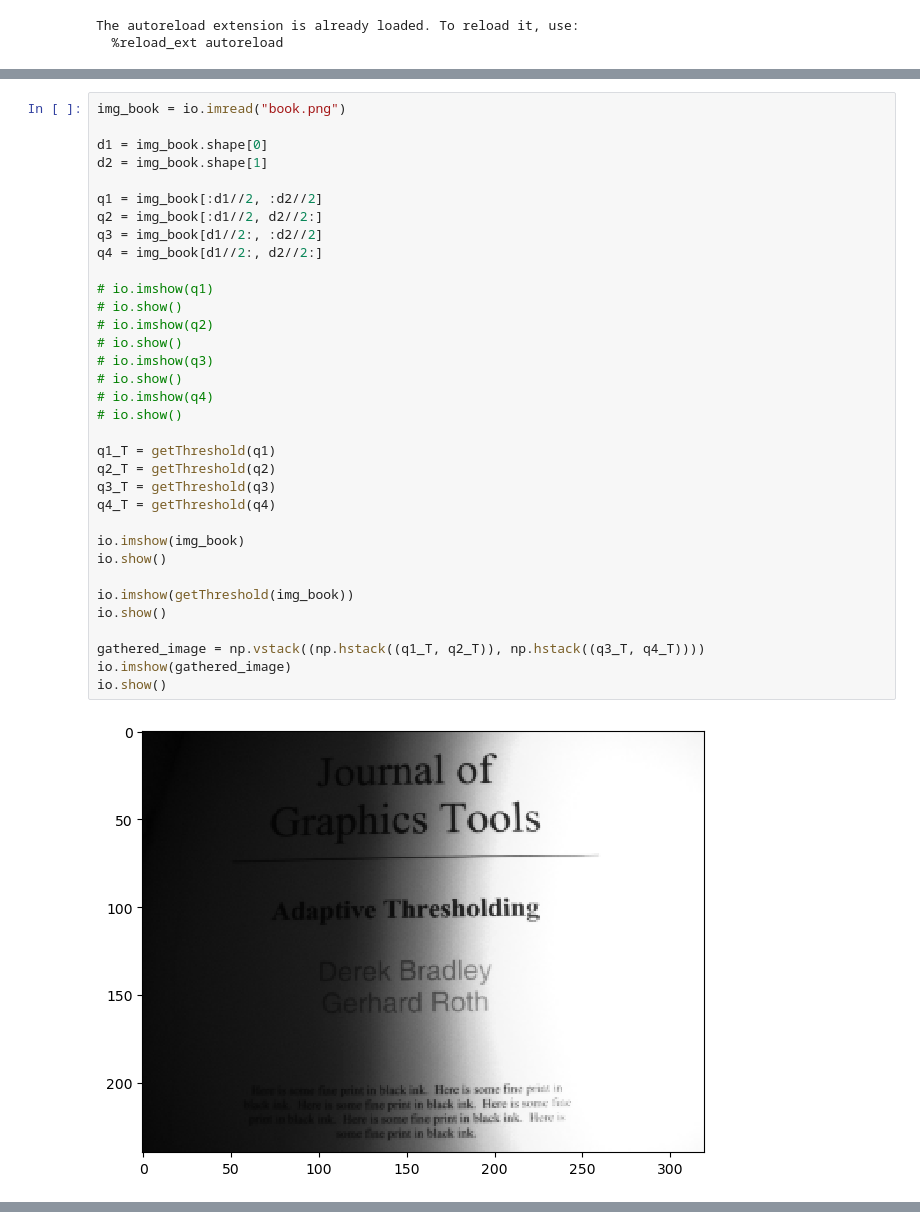
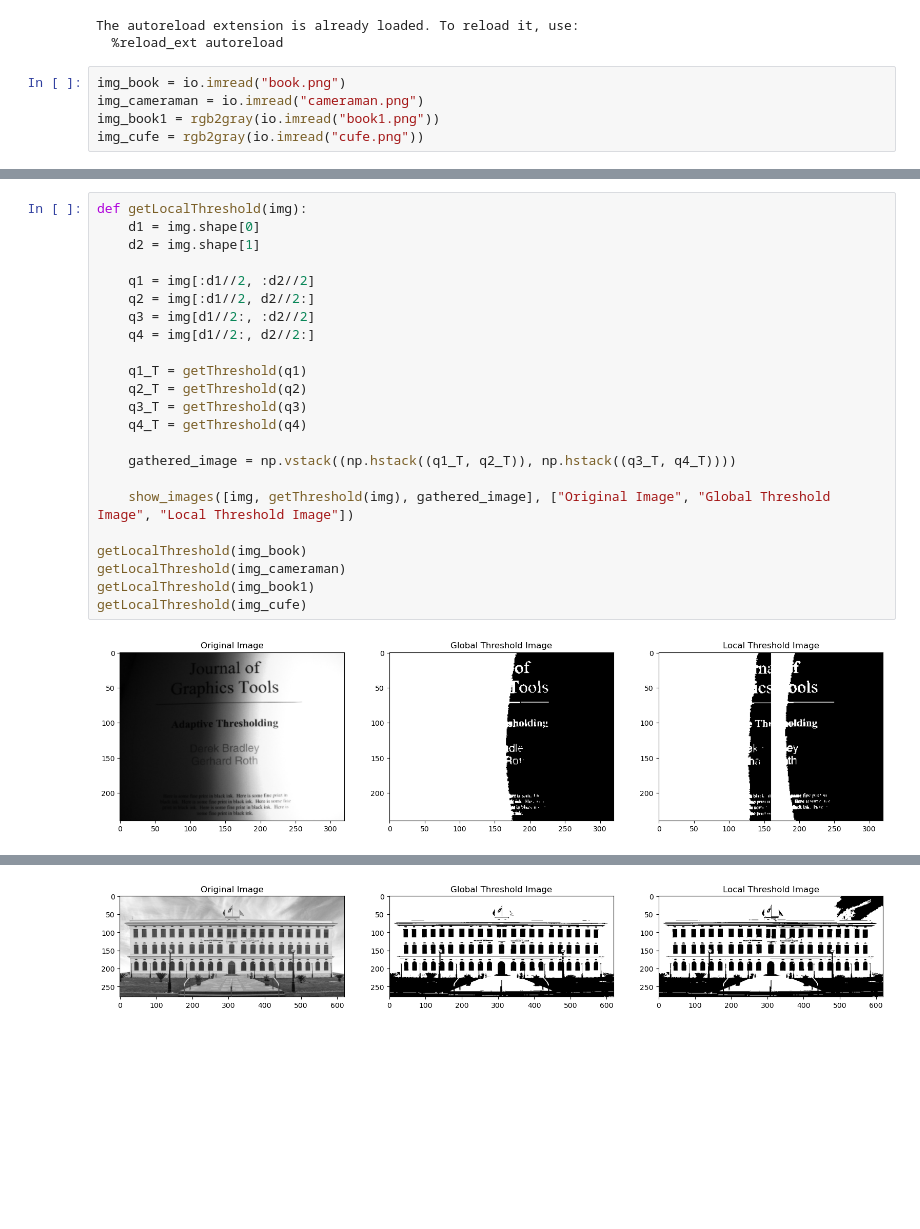
Before and after one commit to AhmedHamdiy/image-processing-labs, a Jupyter notebook: Lab-9/Lab_Seg2_STD.ipynb, the cells around one changed output, grey strips where cells are left out. Drawn from its saved outputs; the diff is of its cells as text; blank space fills up the shorter version.

```diff
--- a/Lab-9/Lab_Seg2_STD.ipynb
+++ b/Lab-9/Lab_Seg2_STD.ipynb
@@ -8,6 +8,11 @@ from commonfunctions import *
 # %% [output]
 The autoreload extension is already loaded. To reload it, use:
   %reload_ext autoreload
+# %%
+img_book = io.imread("book.png")
+img_cameraman = io.imread("cameraman.png")
+img_book1 = rgb2gray(io.imread("book1.png"))
+img_cufe = rgb2gray(io.imread("cufe.png"))
 # %%
 def getThreshold(img):
     img = (img*255).astype('uint8')
@@ -71,36 +61,25 @@ io.show()
 # %%
-img_book = io.imread("book.png")
+def getLocalThreshold(img):
+    d1 = img.shape[0]
+    d2 = img.shape[1]
 
-d1 = img_book.shape[0]
-d2 = img_book.shape[1]
+    q1 = img[:d1//2, :d2//2]
+    q2 = img[:d1//2, d2//2:]
+    q3 = img[d1//2:, :d2//2]
+    q4 = img[d1//2:, d2//2:]
 
-q1 = img_book[:d1//2, :d2//2]
-q2 = img_book[:d1//2, d2//2:]
-q3 = img_book[d1//2:, :d2//2]
-q4 = img_book[d1//2:, d2//2:]
+    q1_T = getThreshold(q1)
+    q2_T = getThreshold(q2)
+    q3_T = getThreshold(q3)
+    q4_T = getThreshold(q4)
 
-# io.imshow(q1)
-# io.show()
-# io.imshow(q2)
-# io.show()
-# io.imshow(q3)
-# io.show()
-# io.imshow(q4)
-# io.show()
+    gathered_image = np.vstack((np.hstack((q1_T, q2_T)), np.hstack((q3_T, q4_T))))
 
-q1_T = getThreshold(q1)
-q2_T = getThreshold(q2)
-q3_T = getThreshold(q3)
-q4_T = getThreshold(q4)
+    show_images([img, getThreshold(img), gathered_image], ["Original Image", "Global Threshold Image", "Local Threshold Image"])
 
-io.imshow(img_book)
-io.show()
-
-io.imshow(getThreshold(img_book))
-io.show()
-
-gathered_image = np.vstack((np.hstack((q1_T, q2_T)), np.hstack((q3_T, q4_T))))
-io.imshow(gathered_image)
-io.show()
+getLocalThreshold(img_book)
+getLocalThreshold(img_cameraman)
+getLocalThreshold(img_book1)
+getLocalThreshold(img_cufe)
 # %% [output]
-[figure, old version]
+[figure, new version]
@@ -108,0 +88 @@ io.show()
+[figure, added]
```
Also changed, not shown: parts of 2 cells of this notebook.
